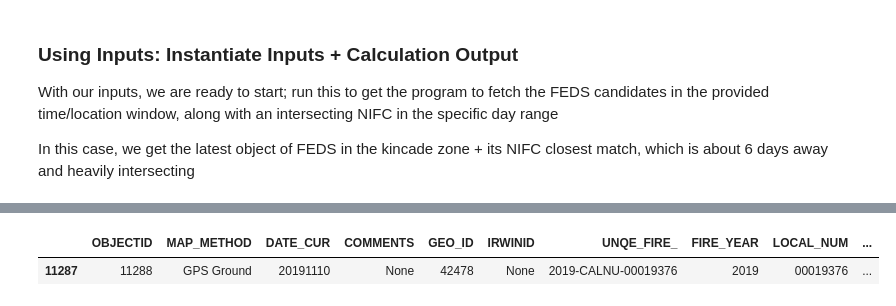
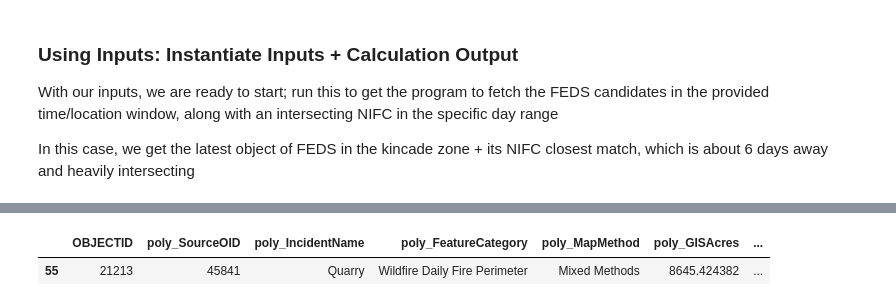
Before and after one commit to ksharonin/feds-benchmarking, a Jupyter notebook: demos/NRT_DEMO.ipynb, the cells around one changed output, grey strips where cells are left out. Cells and saved outputs as stored; diff of their text form; code cells hidden in the pictures.

```diff
--- a/demos/NRT_DEMO.ipynb
+++ b/demos/NRT_DEMO.ipynb
@@ -20,7 +46,7 @@ from Utilities import *
 # START TIME
 year_start = 2023
 month_start = 10
-day_start = 18
+day_start = 10
 hour_start = 0
 minute_start = 0
 second_start = 0
@@ -31,7 +57,7 @@ utc_offset_start = '00:00'
 # END TIME
 year_stop = 2023
 month_stop = 10
-day_stop = 20
+day_stop = 22
 hour_stop = 0
 minute_stop = 0
 second_stop = 0
@@ -43,8 +69,7 @@ utc_offset_stop = '00:00'
 crs = 3857 # 4326
 
 # BBOX FOR SEARCH - [lon, lat, lon, lat]
-# search_bbox = ["-106.8", "24.5", "-72.9", "37.3"] # api demo
-search_bbox = ["-120.303585", "38.350702", "-119.589919", "37.823119"]
+search_bbox = ["-120.17","38.18","-119.67","37.9"]
 
 
 day_search_range = 7 # acceptable distance to search from feds -> reference (e.g. if refernce polygon is 8 days away, it is not included in calculations)
@@ -186,6 +212,6 @@ feds_kincade.head()
 # %%
-nifc_match = nifc_search._polygons[nifc_search.polygons['index'] == 11287] # <-- thats the index in (41, 11287)!
-nifc_match.head()
+nifc_current_match = nifc_search._polygons[nifc_search.polygons['index'] == 55] # <-- thats the index match
+nifc_current_match.head()
 # %% [output]
-|  | OBJECTID | MAP_METHOD | DATE_CUR | COMMENTS | GEO_ID | IRWINID | UNQE_FIRE_ | FIRE_YEAR | LOCAL_NUM | ... |
-| 11287 | 11288 | GPS Ground | 20191110 | None | 42478 | None | 2019-CALNU-00019376 | 2019 | 00019376 | ... |
+|  | OBJECTID | poly_SourceOID | poly_IncidentName | poly_FeatureCategory | poly_MapMethod | poly_GISAcres | ... |
+| 55 | 21213 | 45841 | Quarry | Wildfire Daily Fire Perimeter | Mixed Methods | 8645.424382 | ... |
```
Also changed, not shown: parts of 7 cells of this notebook, 9 other files.
